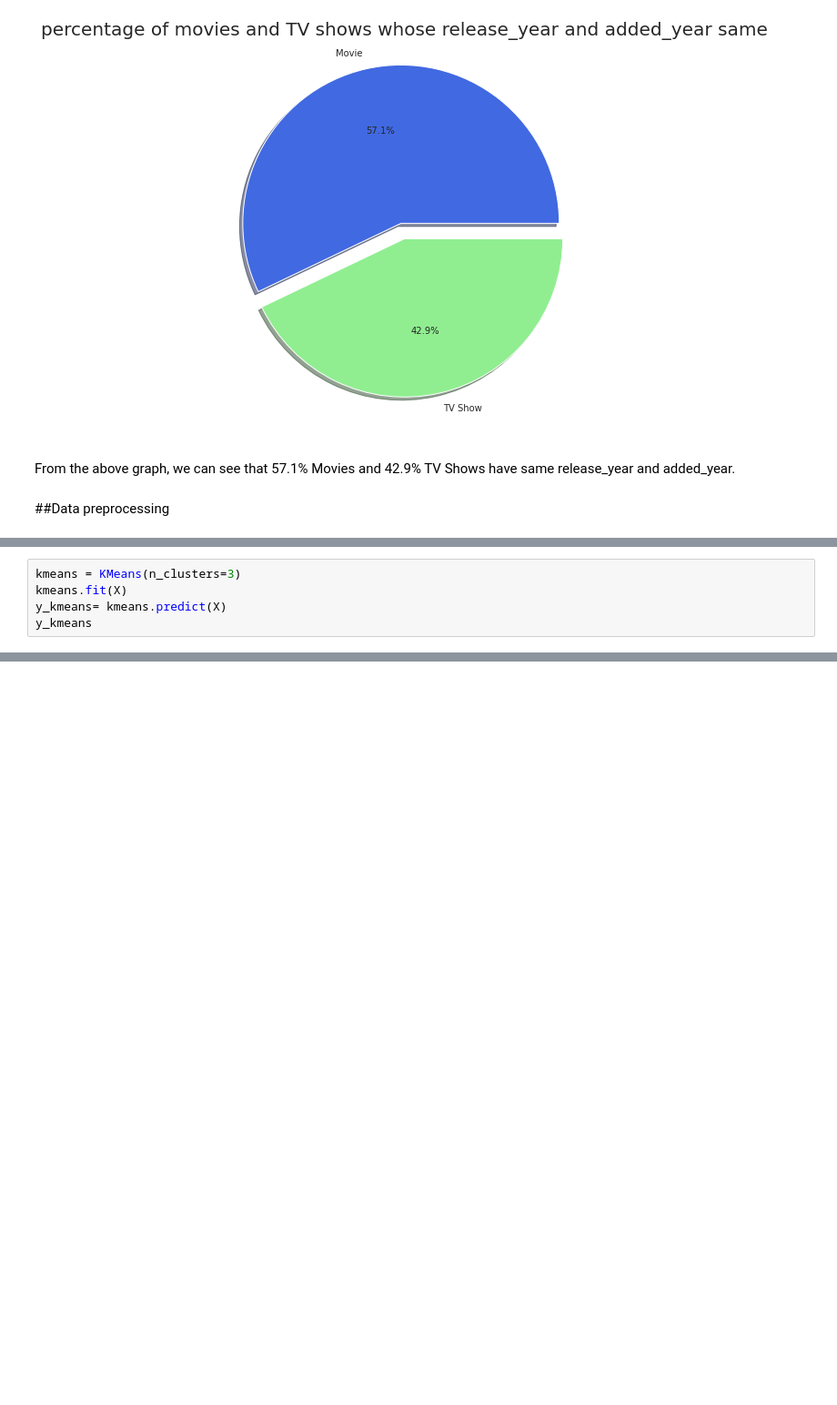
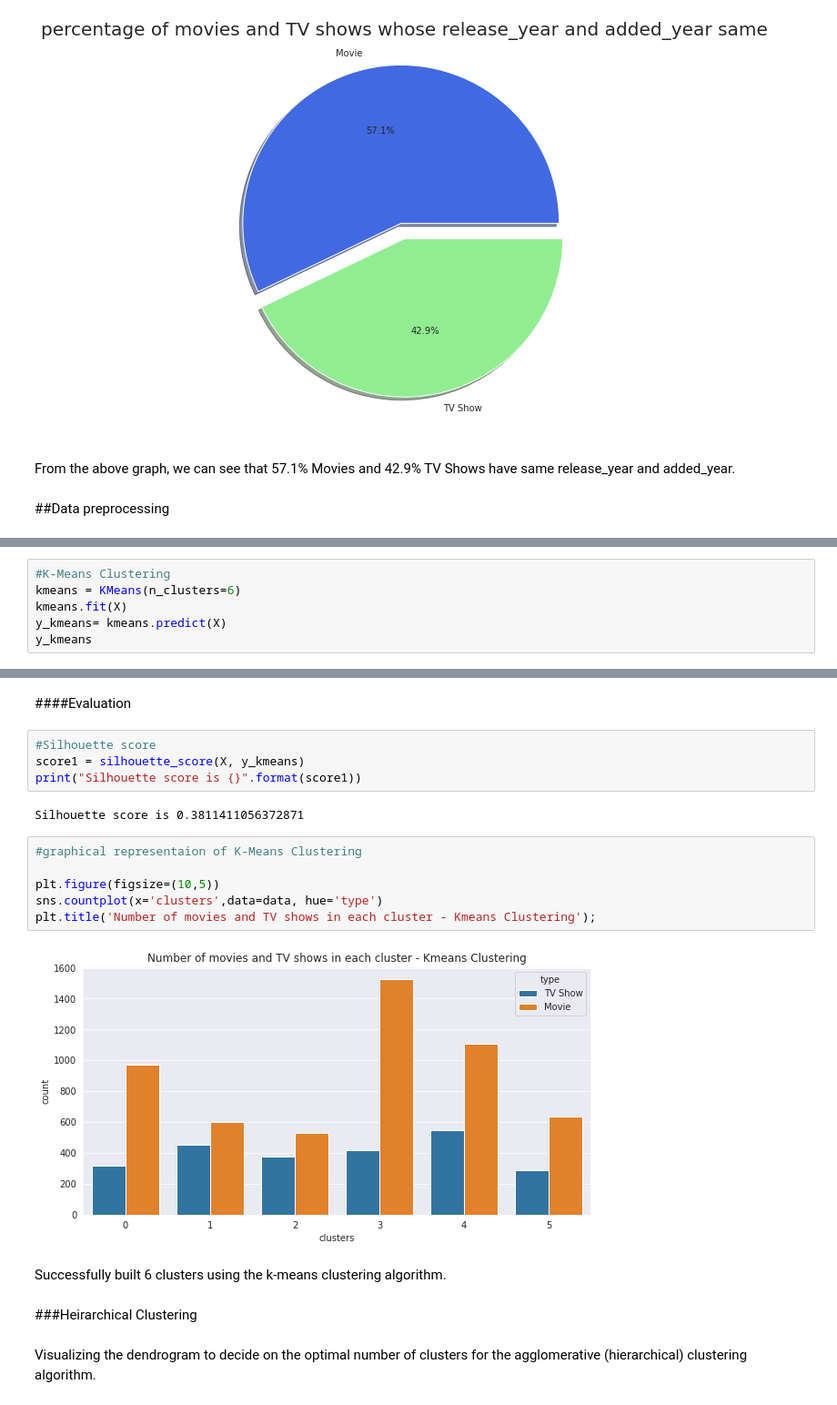
Before and after one commit to Amankr351/Netflix-Movies-and-TV-Shows-Clustering-Project., a Jupyter notebook: Netflix_Movies_And_TV_Shows_Clustering.ipynb, the cells around one changed output, grey strips where cells are left out. Shown at 91% size. Cells and saved outputs as stored; diff of their text form; blank space fills up the shorter version.

```diff
--- a/Netflix_Movies_And_TV_Shows_Clustering.ipynb
+++ b/Netflix_Movies_And_TV_Shows_Clustering.ipynb
@@ -616,5 +460,0 @@ For n_clusters = 20, silhouette score is 0.351181703133222
-# %%
-kmeans = KMeans(n_clusters=3)
-kmeans.fit(X)
-y_kmeans= kmeans.predict(X)
-y_kmeans
@@ -702,0 +679,6 @@ Silhouette score is 0.29534785331213925
+# %%
+#K-Means Clustering
+kmeans = KMeans(n_clusters=6)
+kmeans.fit(X)
+y_kmeans= kmeans.predict(X)
+y_kmeans
@@ -702,0 +699,22 @@ Silhouette score is 0.29534785331213925
+# %% [markdown]
+####Evaluation
+# %%
+#Silhouette score
+score1 = silhouette_score(X, y_kmeans)
+print("Silhouette score is {}".format(score1))
+# %% [output]
+Silhouette score is 0.3811411056372871
+# %%
+#graphical representaion of K-Means Clustering
+
+plt.figure(figsize=(10,5))
+sns.countplot(x='clusters',data=data, hue='type')
+plt.title('Number of movies and TV shows in each cluster - Kmeans Clustering');
+# %% [output]
+[figure, added]
+# %% [markdown]
+Successfully built 6 clusters using the k-means clustering algorithm.
+# %% [markdown]
+###Heirarchical Clustering
+# %% [markdown]
+Visualizing the dendrogram to decide on the optimal number of clusters for the agglomerative (hierarchical) clustering algorithm.
```
Also changed, not shown: parts of 88 cells of this notebook.
